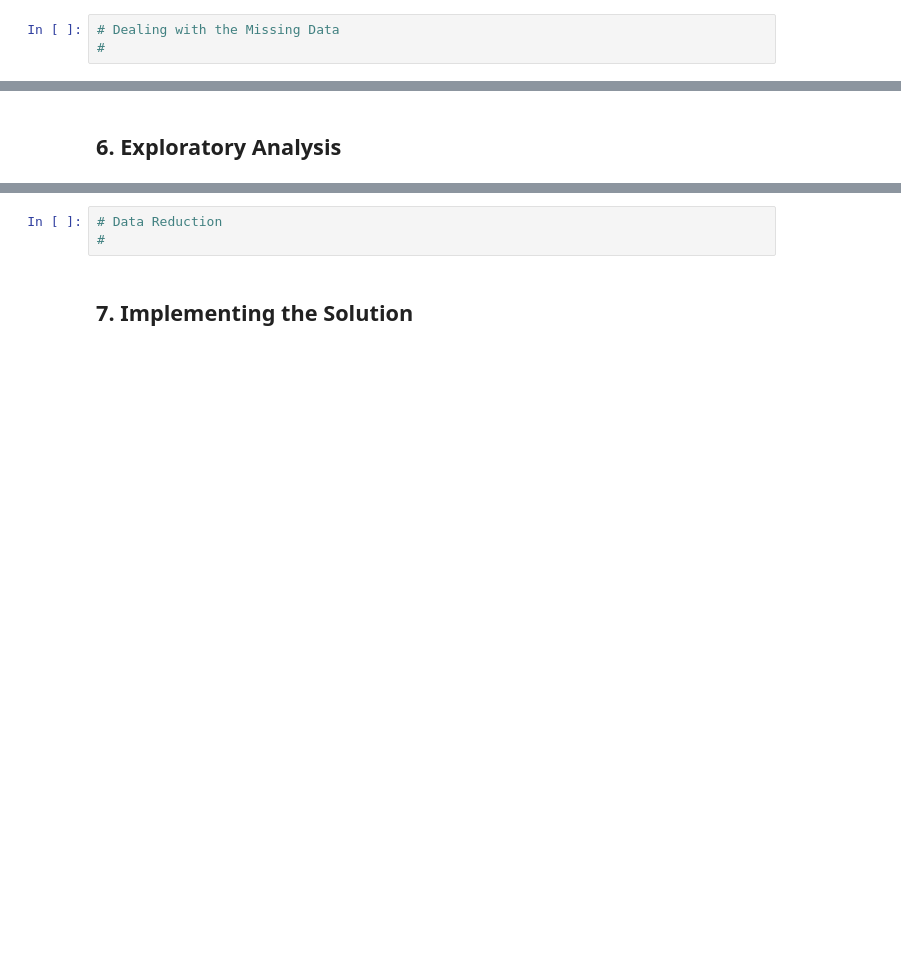
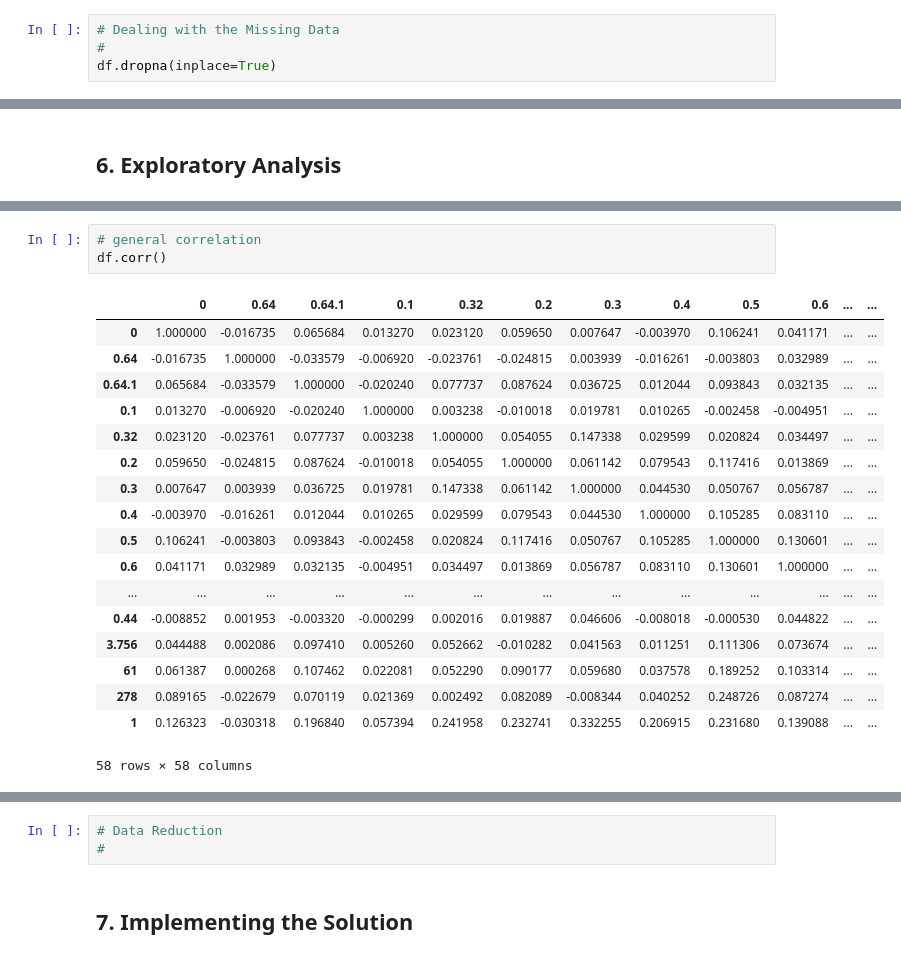
Before and after one commit to whiteroserobot/K-Nearest-Neighbours-KNN--and-naive-bayes--Exploratory-Data-Analysis, a Jupyter notebook: Naive_Bayes_Classifier_Exploratory_Data_Analysis.ipynb, the cells around one changed output, grey strips where cells are left out. Saved outputs shown, nothing was run; the diff lists cells and outputs as text; blank space fills up the shorter version.

```diff
--- a/Naive_Bayes_Classifier_Exploratory_Data_Analysis.ipynb
+++ b/Naive_Bayes_Classifier_Exploratory_Data_Analysis.ipynb
@@ -62,6 +174,7 @@ An example would be suppose that you're working with a dataset on the population
 # %%
 # Dealing with the Missing Data
 #
+df.dropna(inplace=True)
 # %%
 # More data cleaning procedures
 #
@@ -72,0 +223,22 @@ An example would be suppose that you're working with a dataset on the population
+# %%
+# general correlation
+df.corr()
+# %% [output]
+|  | 0 | 0.64 | 0.64.1 | 0.1 | 0.32 | 0.2 | 0.3 | 0.4 | 0.5 | 0.6 | ... | ... |
+| 0 | 1.000000 | -0.016735 | 0.065684 | 0.013270 | 0.023120 | 0.059650 | 0.007647 | -0.003970 | 0.106241 | 0.041171 | ... | ... |
+| 0.64 | -0.016735 | 1.000000 | -0.033579 | -0.006920 | -0.023761 | -0.024815 | 0.003939 | -0.016261 | -0.003803 | 0.032989 | ... | ... |
+| 0.64.1 | 0.065684 | -0.033579 | 1.000000 | -0.020240 | 0.077737 | 0.087624 | 0.036725 | 0.012044 | 0.093843 | 0.032135 | ... | ... |
+| 0.1 | 0.013270 | -0.006920 | -0.020240 | 1.000000 | 0.003238 | -0.010018 | 0.019781 | 0.010265 | -0.002458 | -0.004951 | ... | ... |
+| 0.32 | 0.023120 | -0.023761 | 0.077737 | 0.003238 | 1.000000 | 0.054055 | 0.147338 | 0.029599 | 0.020824 | 0.034497 | ... | ... |
+| 0.2 | 0.059650 | -0.024815 | 0.087624 | -0.010018 | 0.054055 | 1.000000 | 0.061142 | 0.079543 | 0.117416 | 0.013869 | ... | ... |
+| 0.3 | 0.007647 | 0.003939 | 0.036725 | 0.019781 | 0.147338 | 0.061142 | 1.000000 | 0.044530 | 0.050767 | 0.056787 | ... | ... |
+| 0.4 | -0.003970 | -0.016261 | 0.012044 | 0.010265 | 0.029599 | 0.079543 | 0.044530 | 1.000000 | 0.105285 | 0.083110 | ... | ... |
+| 0.5 | 0.106241 | -0.003803 | 0.093843 | -0.002458 | 0.020824 | 0.117416 | 0.050767 | 0.105285 | 1.000000 | 0.130601 | ... | ... |
+| 0.6 | 0.041171 | 0.032989 | 0.032135 | -0.004951 | 0.034497 | 0.013869 | 0.056787 | 0.083110 | 0.130601 | 1.000000 | ... | ... |
+| ... | ... | ... | ... | ... | ... | ... | ... | ... | ... | ... | ... | ... |
+| 0.44 | -0.008852 | 0.001953 | -0.003320 | -0.000299 | 0.002016 | 0.019887 | 0.046606 | -0.008018 | -0.000530 | 0.044822 | ... | ... |
+| 3.756 | 0.044488 | 0.002086 | 0.097410 | 0.005260 | 0.052662 | -0.010282 | 0.041563 | 0.011251 | 0.111306 | 0.073674 | ... | ... |
+| 61 | 0.061387 | 0.000268 | 0.107462 | 0.022081 | 0.052290 | 0.090177 | 0.059680 | 0.037578 | 0.189252 | 0.103314 | ... | ... |
+| 278 | 0.089165 | -0.022679 | 0.070119 | 0.021369 | 0.002492 | 0.082089 | -0.008344 | 0.040252 | 0.248726 | 0.087274 | ... | ... |
+| 1 | 0.126323 | -0.030318 | 0.196840 | 0.057394 | 0.241958 | 0.232741 | 0.332255 | 0.206915 | 0.231680 | 0.139088 | ... | ... |
+58 rows × 58 columns
```
Also changed, not shown: parts of 34 cells of this notebook.
